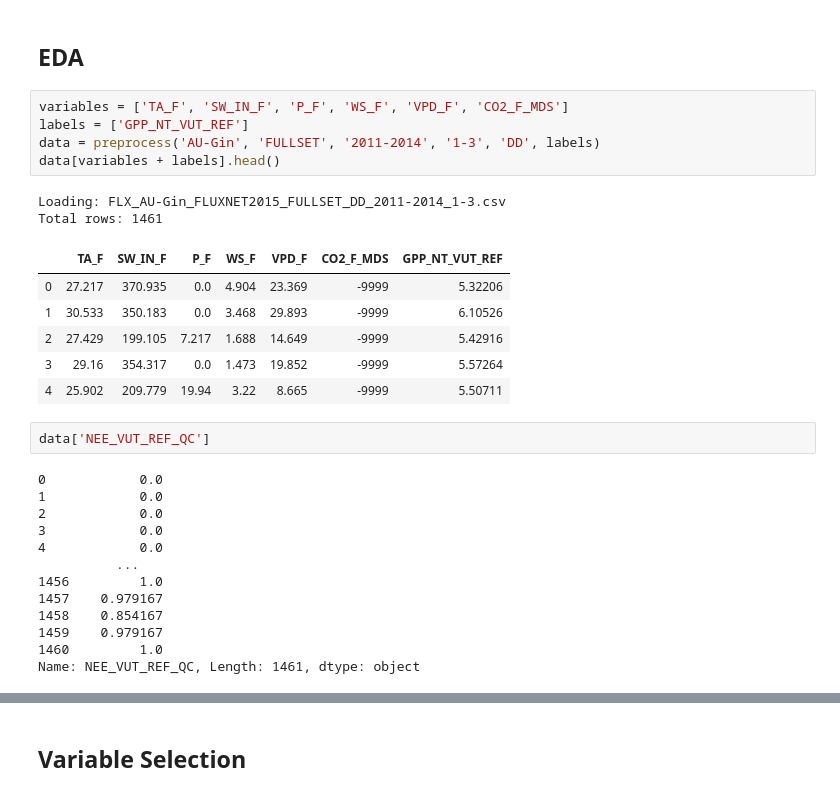
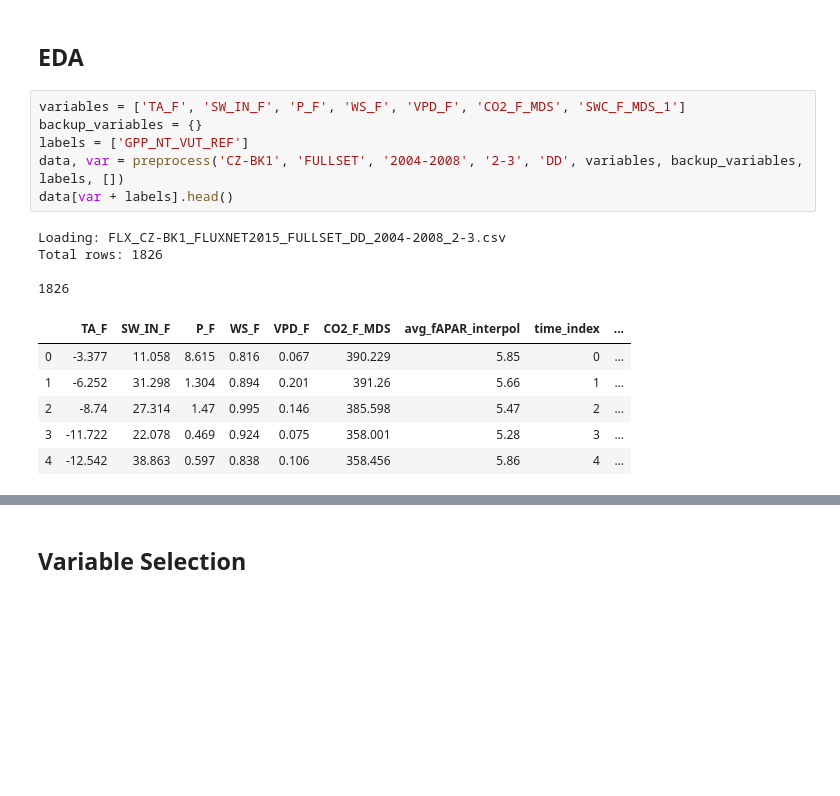
Before and after one commit to klo9klo9kloi/flux-modeling, a Jupyter notebook: Fluxnet.ipynb, the cells around one changed output, grey strips where cells are left out. Cells and saved outputs as stored; diff of their text form; blank space fills up the shorter version.

```diff
--- a/Fluxnet.ipynb
+++ b/Fluxnet.ipynb
@@ -12,31 +12,19 @@ import seaborn as sns
 # %% [markdown]
 ## EDA
 # %%
-variables = ['TA_F', 'SW_IN_F', 'P_F', 'WS_F', 'VPD_F', 'CO2_F_MDS']
+variables = ['TA_F', 'SW_IN_F', 'P_F', 'WS_F', 'VPD_F', 'CO2_F_MDS', 'SWC_F_MDS_1']
+backup_variables = {}
 labels = ['GPP_NT_VUT_REF']
-data = preprocess('AU-Gin', 'FULLSET', '2011-2014', '1-3', 'DD', labels)
-data[variables + labels].head()
+data, var = preprocess('CZ-BK1', 'FULLSET', '2004-2008', '2-3', 'DD', variables, backup_variables, labels, [])
+data[var + labels].head()
 # %% [output]
-Loading: FLX_AU-Gin_FLUXNET2015_FULLSET_DD_2011-2014_1-3.csv
-Total rows: 1461
+Loading: FLX_CZ-BK1_FLUXNET2015_FULLSET_DD_2004-2008_2-3.csv
+Total rows: 1826
+
+1826
-|  | TA_F | SW_IN_F | P_F | WS_F | VPD_F | CO2_F_MDS | GPP_NT_VUT_REF |
-| 0 | 27.217 | 370.935 | 0.0 | 4.904 | 23.369 | -9999 | 5.32206 |
-| 1 | 30.533 | 350.183 | 0.0 | 3.468 | 29.893 | -9999 | 6.10526 |
-| 2 | 27.429 | 199.105 | 7.217 | 1.688 | 14.649 | -9999 | 5.42916 |
-| 3 | 29.16 | 354.317 | 0.0 | 1.473 | 19.852 | -9999 | 5.57264 |
-| 4 | 25.902 | 209.779 | 19.94 | 3.22 | 8.665 | -9999 | 5.50711 |
+|  | TA_F | SW_IN_F | P_F | WS_F | VPD_F | CO2_F_MDS | avg_fAPAR_interpol | time_index | ... |
+| 0 | -3.377 | 11.058 | 8.615 | 0.816 | 0.067 | 390.229 | 5.85 | 0 | ... |
+| 1 | -6.252 | 31.298 | 1.304 | 0.894 | 0.201 | 391.26 | 5.66 | 1 | ... |
+| 2 | -8.74 | 27.314 | 1.47 | 0.995 | 0.146 | 385.598 | 5.47 | 2 | ... |
+| 3 | -11.722 | 22.078 | 0.469 | 0.924 | 0.075 | 358.001 | 5.28 | 3 | ... |
+| 4 | -12.542 | 38.863 | 0.597 | 0.838 | 0.106 | 358.456 | 5.86 | 4 | ... |
-# %%
-data['NEE_VUT_REF_QC']
-# %% [output]
-0            0.0
-1            0.0
-2            0.0
-3            0.0
-4            0.0
-          ...
-1456         1.0
-1457    0.979167
-1458    0.854167
-1459    0.979167
-1460         1.0
-Name: NEE_VUT_REF_QC, Length: 1461, dtype: object
```
Also changed, not shown: parts of 7 cells of this notebook, 6 other files.
